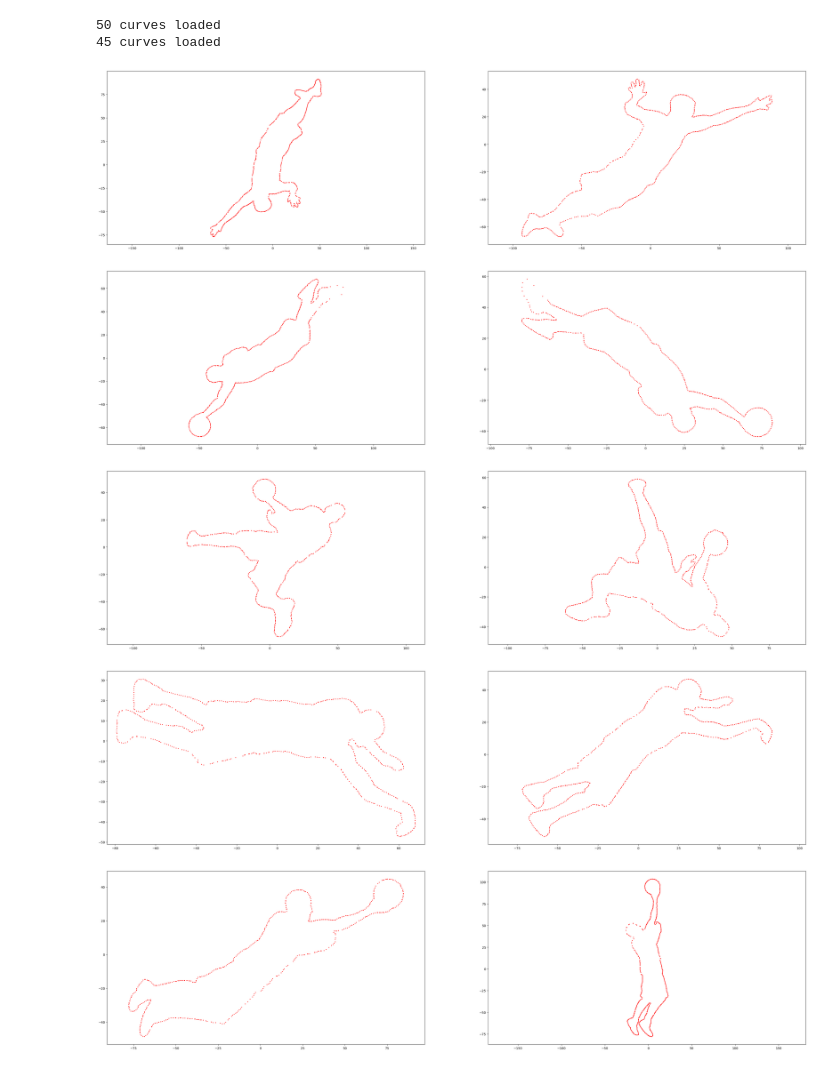
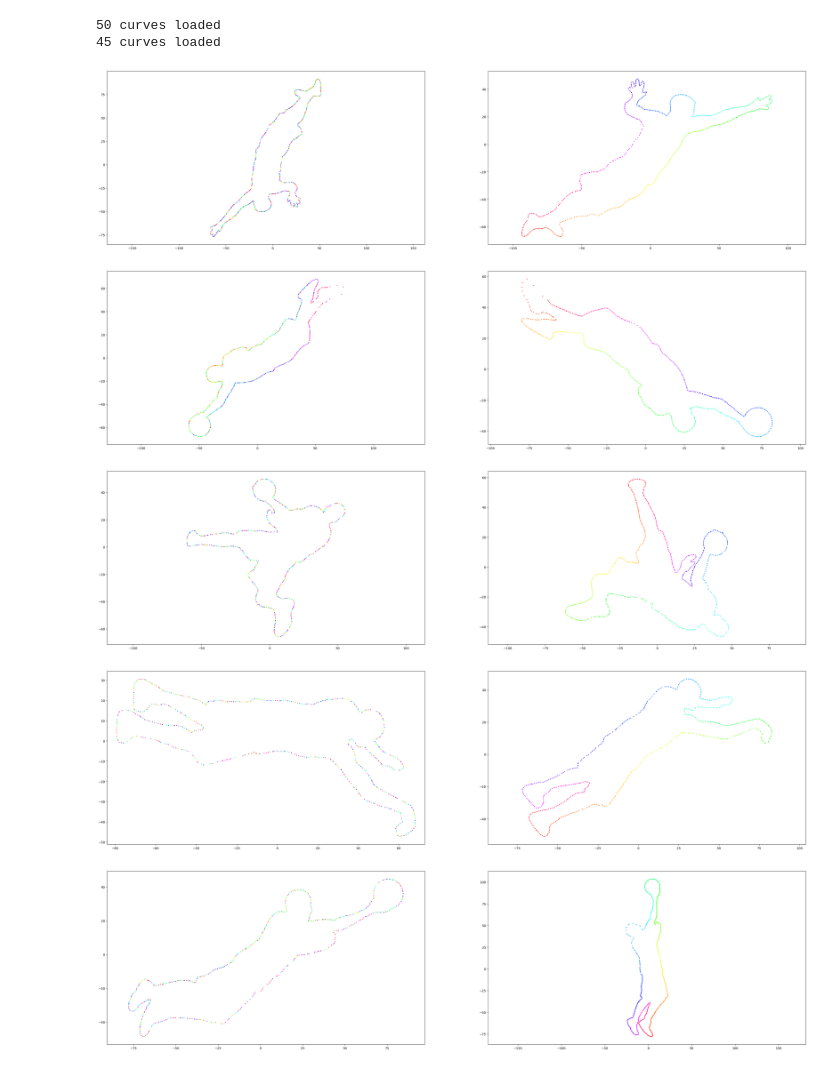
Before and after one commit to royvelich/deep-signature, a Jupyter notebook: applets/notebooks/plot_evaluation_curves.ipynb, the cells around one changed output. Drawn from its saved outputs; the diff is of its cells as text; code cells hidden in the pictures.

```diff
--- a/applets/notebooks/plot_evaluation_curves.ipynb
+++ b/applets/notebooks/plot_evaluation_curves.ipynb
@@ -32,15 +32,15 @@ print(f'{planar_curves_manager2.planar_curves_count} curves loaded')
 # %%
 sampling_ratio = 1
 for i in range(5):
     curve1 = planar_curves_manager1.planar_curves[i]
     curve2 = planar_curves_manager2.planar_curves[i]
     fig, axes = matplotlib.pyplot.subplots(nrows=1, ncols=2, figsize=(40, 10))
-    curve1.plot_scattered_curve(ax=axes[0], cmap='red')
-    curve2.plot_scattered_curve(ax=axes[1], cmap='red')
+    curve1.plot_scattered_curve(ax=axes[0], cmap='hsv')
+    curve2.plot_scattered_curve(ax=axes[1], cmap='hsv')
     matplotlib.pyplot.show()
 # %% [output]
-[figure, old version]
+[figure, new version]
-[figure, old version]
+[figure, new version]
-[figure, old version]
+[figure, new version]
-[figure, old version]
+[figure, new version]
-[figure, old version]
+[figure, new version]
```
Also changed, not shown: 3 other files.
